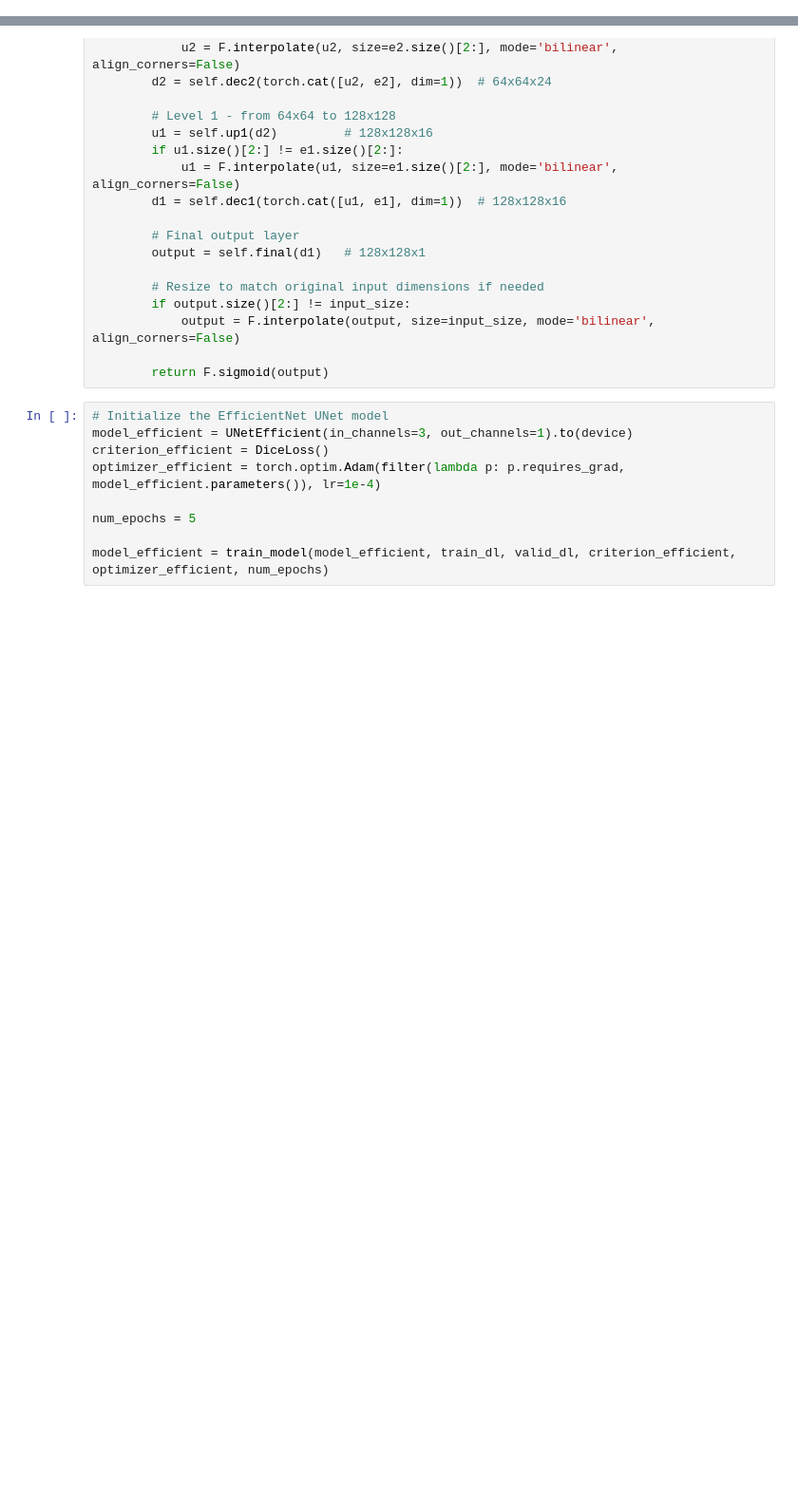
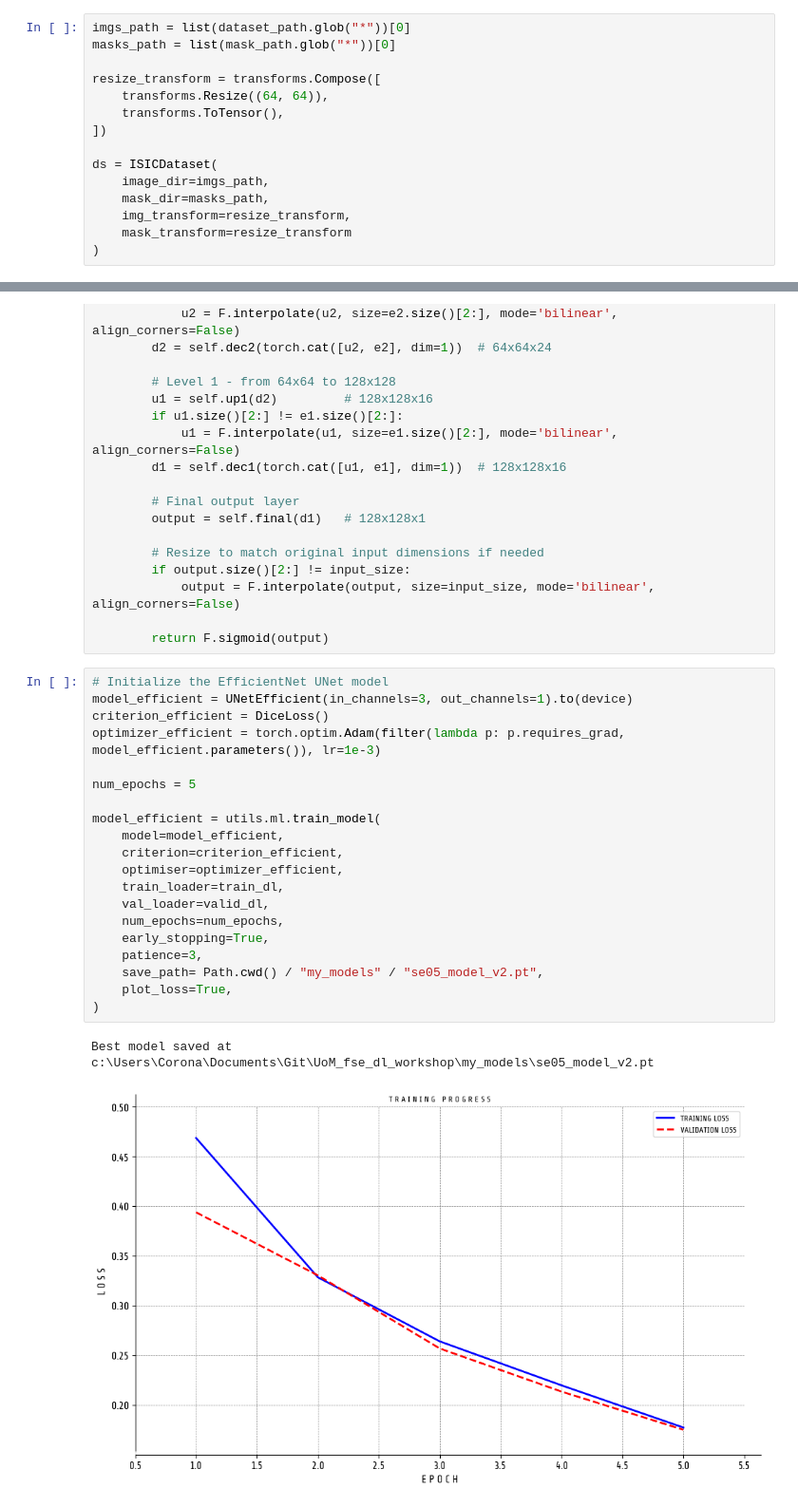
Before and after one commit to santiago2588/deep_learning_training, a Jupyter notebook: SE05_CA_Transfer_Learning.ipynb, the cells around one changed output, grey strips where cells are left out. Shown at 95% size. Cells and saved outputs as stored; diff of their text form; blank space fills up the shorter version.

```diff
--- a/SE05_CA_Transfer_Learning.ipynb
+++ b/SE05_CA_Transfer_Learning.ipynb
@@ -242,0 +254,15 @@ transform = A.Compose([
+# %%
+imgs_path = list(dataset_path.glob("*"))[0]
+masks_path = list(mask_path.glob("*"))[0]
+
+resize_transform = transforms.Compose([
+    transforms.Resize((64, 64)),
+    transforms.ToTensor(),
+])
+
+ds = ISICDataset(
+    image_dir=imgs_path,
+    mask_dir=masks_path,
+    img_transform=resize_transform,
+    mask_transform=resize_transform
+)
@@ -761,11 +927,25 @@ class UNetEfficient(nn.Module):
 # %%
 # Initialize the EfficientNet UNet model
 model_efficient = UNetEfficient(in_channels=3, out_channels=1).to(device)
 criterion_efficient = DiceLoss()
-optimizer_efficient = torch.optim.Adam(filter(lambda p: p.requires_grad, model_efficient.parameters()), lr=1e-4)
+optimizer_efficient = torch.optim.Adam(filter(lambda p: p.requires_grad, model_efficient.parameters()), lr=1e-3)
 
 num_epochs = 5
 
-model_efficient = train_model(model_efficient, train_dl, valid_dl, criterion_efficient, optimizer_efficient, num_epochs)
+model_efficient = utils.ml.train_model(
+    model=model_efficient,
+    criterion=criterion_efficient,
+    optimiser=optimizer_efficient,
+    train_loader=train_dl,
+    val_loader=valid_dl,
+    num_epochs=num_epochs,
+    early_stopping=True,
+    patience=3,
+    save_path= Path.cwd() / "my_models" / "se05_model_v2.pt",
+    plot_loss=True,
+)
+# %% [output]
+Best model saved at c:\Users\Corona\Documents\Git\UoM_fse_dl_workshop\my_models\se05_model_v2.pt
+[figure, added]
 # %%
 # Visualize predictions with EfficientNet UNet
```
Also changed, not shown: parts of 28 cells of this notebook.
